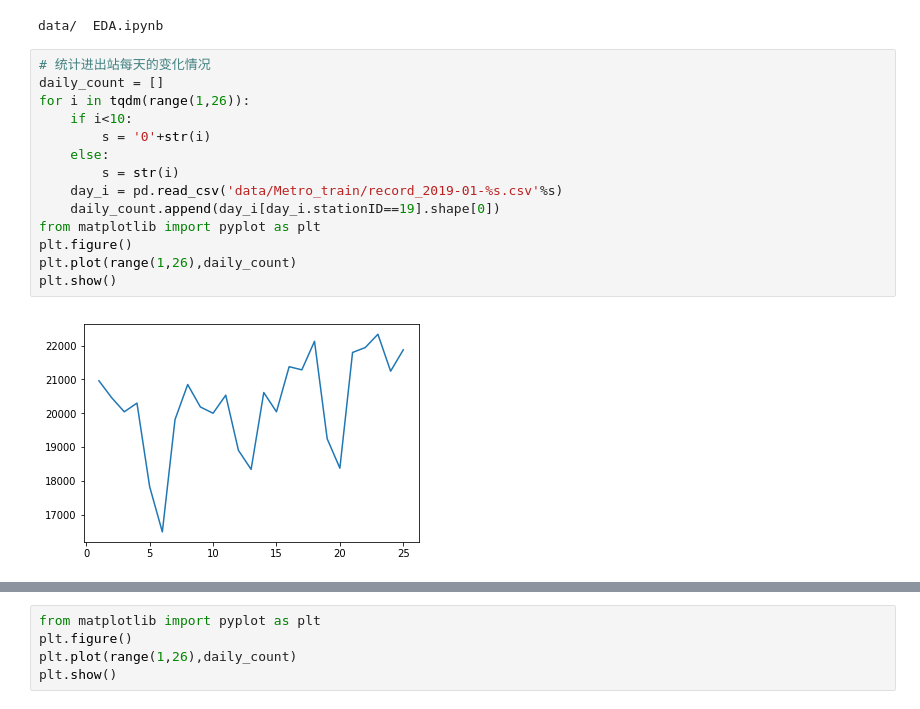
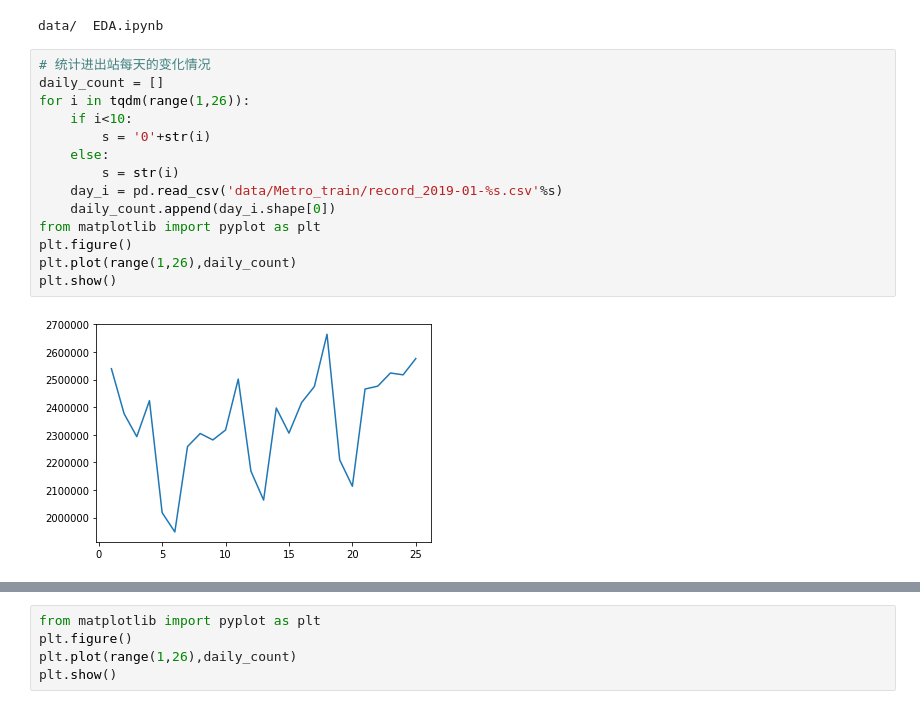
Before and after one commit to zhusleep/city_cal, a Jupyter notebook: EDA.ipynb, the cells around one changed output, grey strips where cells are left out. Cells and saved outputs as stored; diff of their text form.

```diff
--- a/EDA.ipynb
+++ b/EDA.ipynb
@@ -9,16 +9,16 @@ data/  EDA.ipynb
 # %%
 # 统计进出站每天的变化情况
 daily_count = []
 for i in tqdm(range(1,26)):
     if i<10:
         s = '0'+str(i)
     else:
         s = str(i)
     day_i = pd.read_csv('data/Metro_train/record_2019-01-%s.csv'%s)
-    daily_count.append(day_i[day_i.stationID==19].shape[0])
+    daily_count.append(day_i.shape[0])
 from matplotlib import pyplot as plt
 plt.figure()
 plt.plot(range(1,26),daily_count)
 plt.show()
 # %% [output]
-[figure, old version]
+[figure, new version]
```
Also changed, not shown: parts of 6 cells of this notebook.
